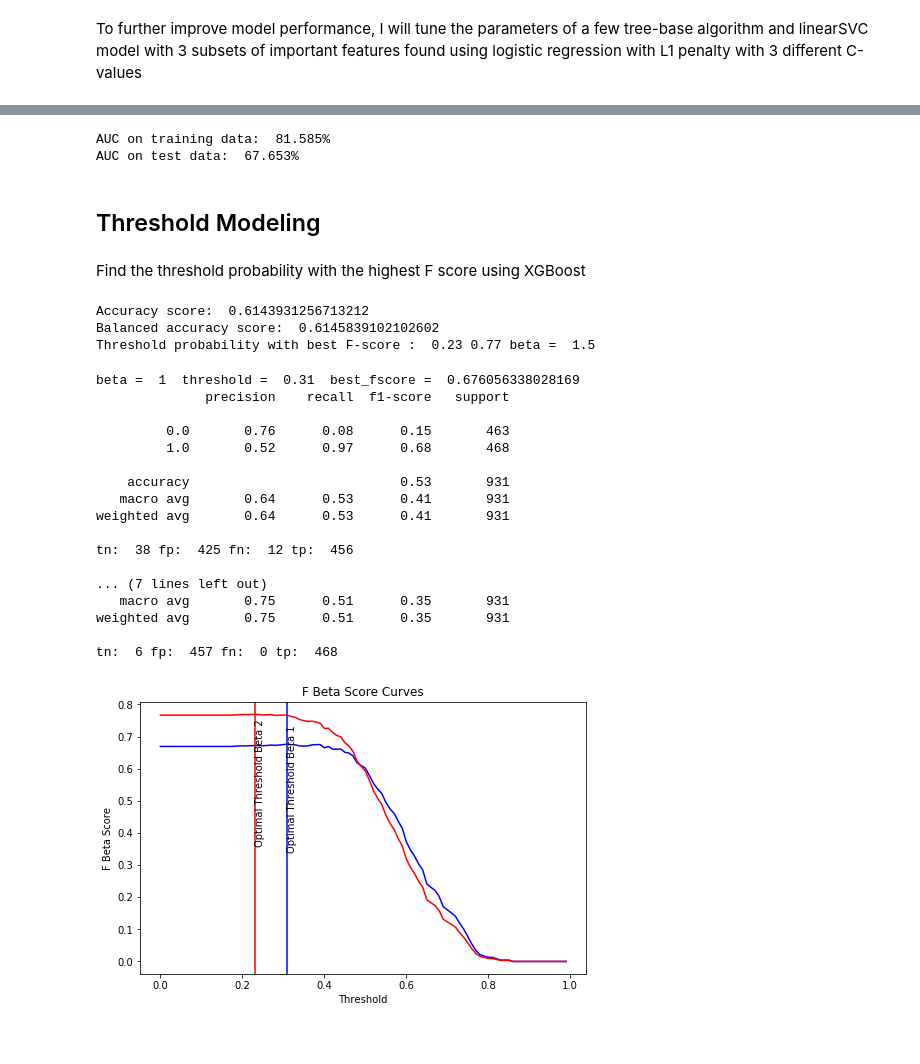
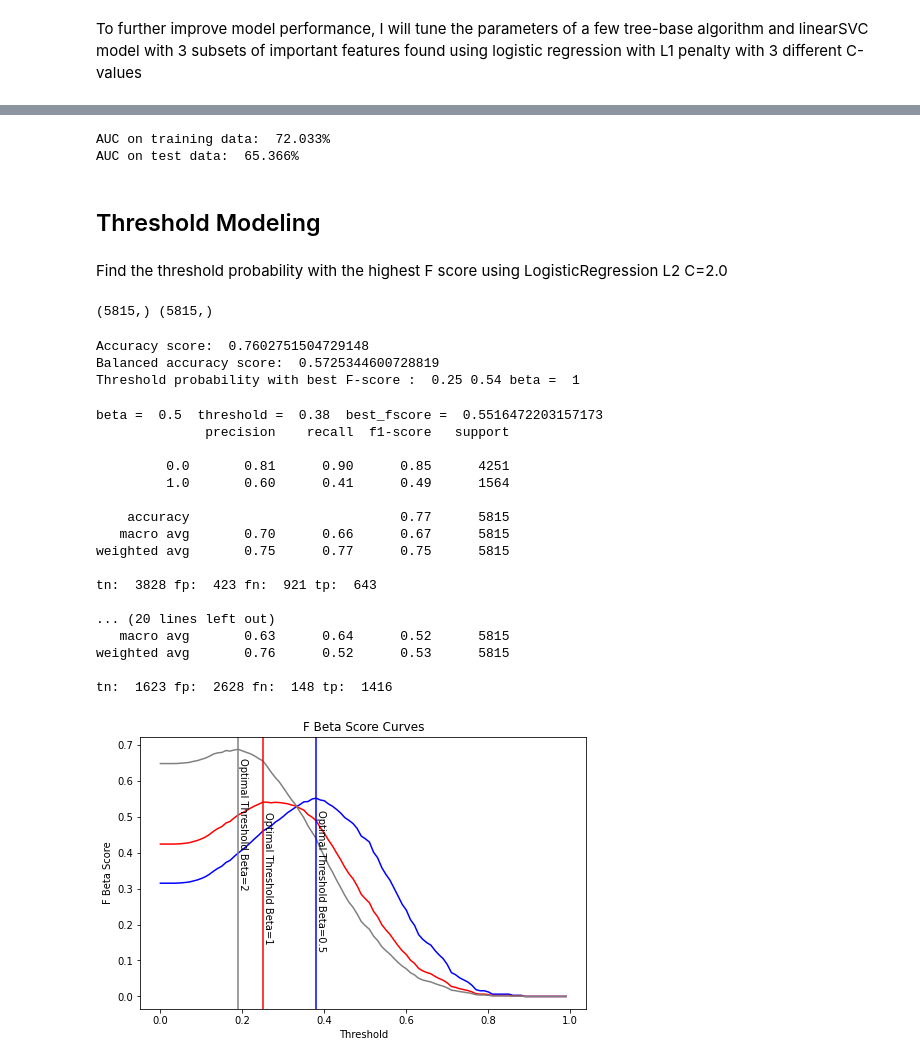
Before and after one commit to salina-ds/Capstone1_Readmission_Rate_Predictor, a Jupyter notebook: notebooks/4_Machine Learning Overall.ipynb, the cells around one changed output, grey strips where cells are left out. Cells and saved outputs as stored; diff of their text form; code cells hidden in the pictures.

```diff
--- a/notebooks/4_Machine Learning Overall.ipynb
+++ b/notebooks/4_Machine Learning Overall.ipynb
@@ -376,6 +342,6 @@ XGBClassifier
 # %%
 helper3 = EstimatorSelectionHelper(models, params3)
-helper3.fit(X_train_s3, y_train_s3, scoring='roc_auc', n_jobs=2)
+helper3.fit(X_train_s3, y_train, scoring='roc_auc', n_jobs=2)
 # %% [output]
 Running GridSearchCV for LogisticRegression.
 Fitting 3 folds for each of 20 candidates, totalling 60 fits
@@ -457,25 +452,28 @@ TypeError: object of type 'float' has no len()
 # %%
-# logistic regression using all 3036 features
-clf_lo = LogisticRegressionCV(penalty='l2',C=0.89,solver='liblinear',).fit(X_train_all,y_train_all)
+rf = RandomForestClassifier(n_estimators=285, max_depth=3, min_samples_split=10).fit(X_train_s3,y_train)
 
-y_train_preds = clf_lo.predict_proba(X_train_all)[:,1]
-y_valid_preds = clf_lo.predict_proba(X_valid_all)[:,1]
+y_train_preds = rf.predict_proba(X_train_s3)[:,1]
+y_valid_preds = rf.predict_proba(X_valid_s3)[:,1]
 
-auc_train = roc_auc_score(y_train_all, y_train_preds)
-auc_valid = roc_auc_score(y_valid_all, y_valid_preds)
+auc_train = roc_auc_score(y_train, y_train_preds)
+auc_valid = roc_auc_score(y_valid, y_valid_preds)
 
 print ("AUC on training data: ","{0:.3%}".format(auc_train))
 print ("AUC on test data: ","{0:.3%}".format(auc_valid))
 # %% [output]
-AUC on training data:  81.585%
-AUC on test data:  67.653%
+AUC on training data:  72.033%
+AUC on test data:  65.366%
 # %% [markdown]
 ## Threshold Modeling
 # %% [markdown]
-Find the threshold probability with the highest F score using XGBoost
+Find the threshold probability with the highest F score using LogisticRegression L2 C=2.0
+# %%
+print(y_true.shape,y_valid_class.shape)
+# %% [output]
+(5815,) (5815,)
 # %%
-y_true = y_valid_s3.reset_index(drop=True)
-y_valid_class = (y_valid_preds >= 0.5).astype(int)
+y_true = y_train.reset_index(drop=True)
+y_valid_class = (y_train_preds >= 0.5).astype(int)
 thresholds=np.arange(0,1,.01)
 
 accuracy = accuracy_score(y_true, y_valid_class)
@@ -485,63 +483,74 @@ baccuracy = balanced_accuracy_score(y_true, y_valid_class)
 print('Balanced accuracy score: ',baccuracy)
 
 beta, best_threshold, best_fscore, fscores_thres_pairs, adj_class, fscores = \
-                    create_fbeta_score(y_true=y_true, y_valid_preds=y_valid_preds, thresholds=thresholds, beta=1.5)
+                    create_fbeta_score(y_true=y_true, y_valid_preds=y_train_preds, thresholds=thresholds, beta=1)
 
 print ("Threshold probability with best F-score : ",  round(best_threshold,2),
        round(best_fscore,2), "beta = ", beta)
 # %% [output]
-Accuracy score:  0.6143931256713212
-Balanced accuracy score:  0.6145839102102602
-Threshold probability with best F-score :  0.23 0.77 beta =  1.5
+Accuracy score:  0.7602751504729148
+Balanced accuracy score:  0.5725344600728819
+Threshold probability with best F-score :  0.25 0.54 beta =  1
 # %%
 beta_v1, best_threshold_v1, best_fscore_v1, fscores_thres_pairs_v1, adj_class_v1, fscores_v1= \
-            create_fbeta_score(y_true=y_true, y_valid_preds=y_valid_preds, thresholds=thresholds, beta=1)
+            create_fbeta_score(y_true=y_true, y_valid_preds=y_train_preds, thresholds=thresholds, beta=0.5)
 beta_v2, best_threshold_v2, best_fscore_v2, fscores_thres_pairs_v2, adj_class_v2, fscores_v2 = \
-            create_fbeta_score(y_true=y_true, y_valid_preds=y_valid_preds, thresholds=thresholds, beta=1.5)
+            create_fbeta_score(y_true=y_true, y_valid_preds=y_train_preds, thresholds=thresholds, beta=1)
+beta_v3, best_threshold_v3, best_fscore_v3, fscores_thres_pairs_v3, adj_class_v3, fscores_v3 = \
+            create_fbeta_score(y_true=y_true, y_valid_preds=y_train_preds, thresholds=thresholds, beta=2)
 # %%
 print('beta = ',beta_v1, ' threshold = ',best_threshold_v1, ' best_fscore = ',best_fscore_v1)
 print(classification_report(y_true, adj_class_v1))
 
 tn_v1, fp_v1, fn_v1, tp_v1 = (confusion_matrix(y_true, adj_class_v1).ravel())
 print('tn: ',tn_v1,'fp: ',fp_v1,'fn: ',fn_v1,'tp: ',tp_v1,'\n')
-
+print('--------------------------------------------------------------------------------------')
 print('beta = ',beta_v2, ' threshold = ',best_threshold_v2, ' best_fscore = ',best_fscore_v2)
 print(classification_report(y_true, adj_class_v2))
 
 tn_v2, fp_v2, fn_v2, tp_v2 = (confusion_matrix(y_true, adj_class_v2).ravel())
 print('tn: ',tn_v2,'fp: ',fp_v2,'fn: ',fn_v2,'tp: ',tp_v2)
+print('--------------------------------------------------------------------------------------')
+print('beta = ',beta_v3, ' threshold = ',best_threshold_v3, ' best_fscore = ',best_fscore_v3)
+print(classification_report(y_true, adj_class_v3))
+
+tn_v3, fp_v3, fn_v3, tp_v3 = (confusion_matrix(y_true, adj_class_v3).ravel())
+print('tn: ',tn_v3,'fp: ',fp_v3,'fn: ',fn_v3,'tp: ',tp_v3)
 # %% [output]
-beta =  1  threshold =  0.31  best_fscore =  0.676056338028169
+beta =  0.5  threshold =  0.38  best_fscore =  0.5516472203157173
               precision    recall  f1-score   support
 
-         0.0       0.76      0.08      0.15       463
-         1.0       0.52      0.97      0.68       468
+         0.0       0.81      0.90      0.85      4251
+         1.0       0.60      0.41      0.49      1564
 
-    accuracy                           0.53       931
-   macro avg       0.64      0.53      0.41       931
-weighted avg       0.64      0.53      0.41       931
+    accuracy                           0.77      5815
+   macro avg       0.70      0.66      0.67      5815
+weighted avg       0.75      0.77      0.75      5815
 
-tn:  38 fp:  425 fn:  12 tp:  456
+tn:  3828 fp:  423 fn:  921 tp:  643
 
-... (7 lines left out)
-   macro avg       0.75      0.51      0.35       931
-weighted avg       0.75      0.51      0.35       931
+... (20 lines left out)
+   macro avg       0.63      0.64      0.52      5815
+weighted avg       0.76      0.52      0.53      5815
 
-tn:  6 fp:  457 fn:  0 tp:  468
+tn:  1623 fp:  2628 fn:  148 tp:  1416
 # %%
 plt.figure(figsize=(8,5))
 plt.plot(thresholds, fscores_v1, color='blue')
 plt.plot(thresholds, fscores_v2, color='red')
+plt.plot(thresholds, fscores_v3, color='grey')
 plt.title('F Beta Score Curves')
 #plt.legend(('F Beta 1', 'F Beta 2'))
 plt.xlabel('Threshold')
 plt.axvline(x=best_threshold_v1, color='blue')
-plt.text(best_threshold_v1,.71,'Optimal Threshold Beta 1',rotation=90)
+plt.text(best_threshold_v1,0.13,'Optimal Threshold Beta=0.5', rotation=-90)
 plt.axvline(x=best_threshold_v2, color='red')
-plt.text(best_threshold_v2,.73,'Optimal Threshold Beta 2',rotation=90)
+plt.text(best_threshold_v2,0.15,'Optimal Threshold Beta=1', rotation=-90)
+plt.axvline(x=best_threshold_v3, color='grey')
+plt.text(best_threshold_v3,0.3,'Optimal Threshold Beta=2', rotation=-90)
 plt.ylabel('F Beta Score')
 plt.show()
 # %% [output]
-[figure, old version]
+[figure, new version]
 # %%
 recall_score(y_true, adj_class_v1)
```
Also changed, not shown: parts of 36 cells of this notebook, 7 other files.
